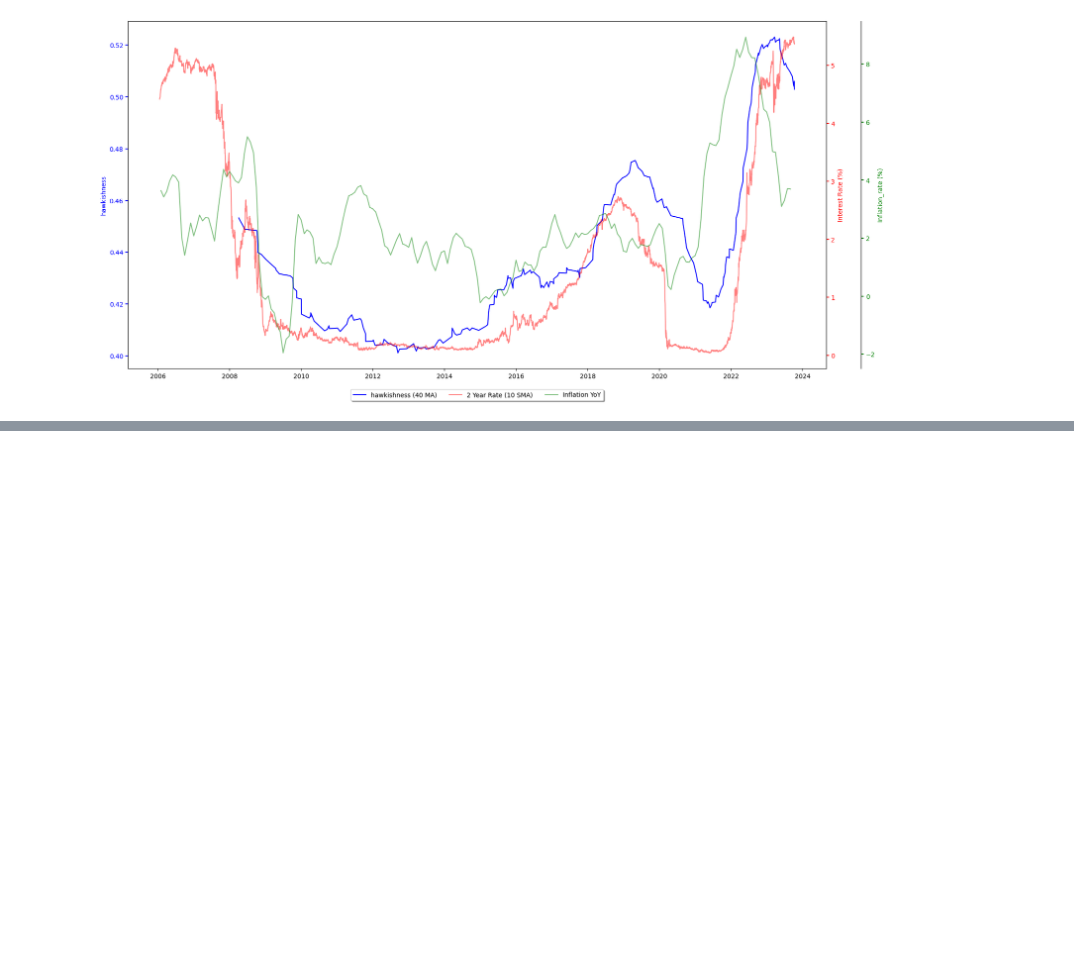
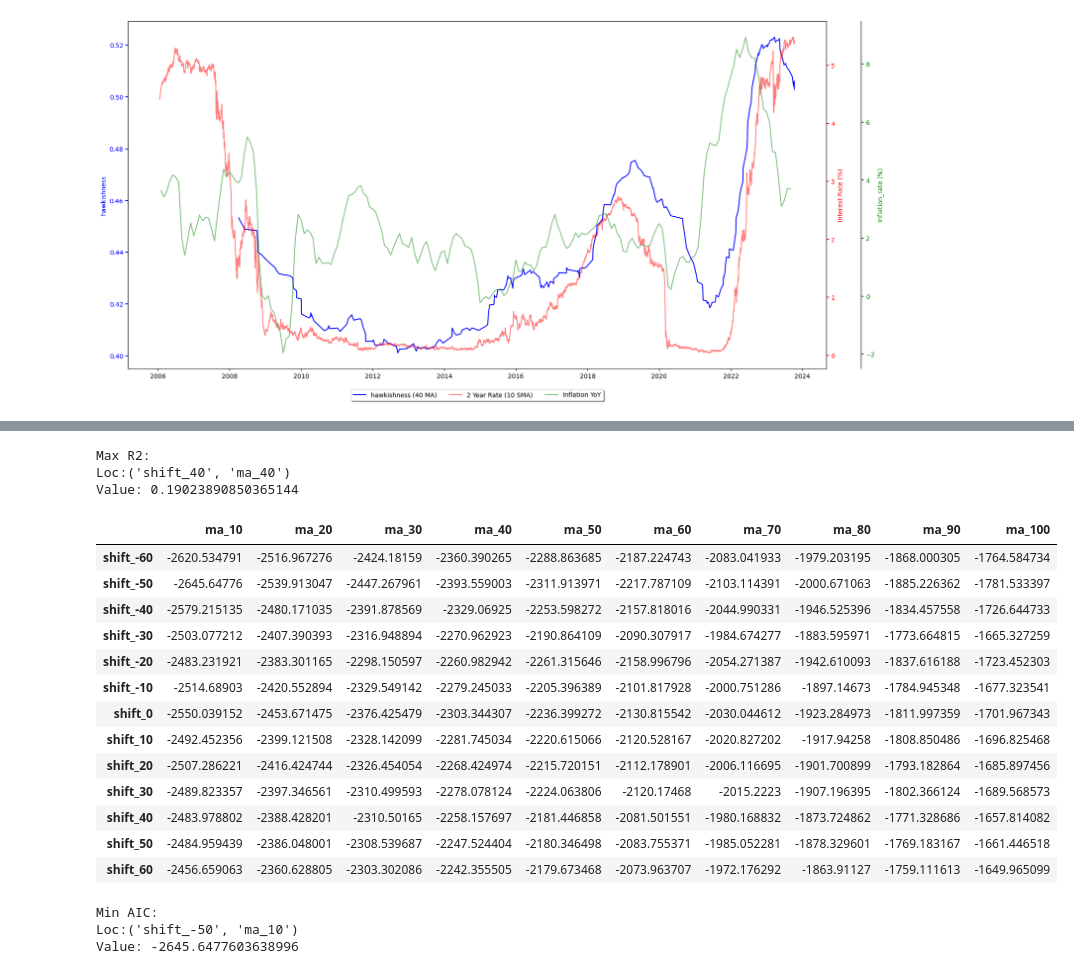
Before and after one commit to benisbuzz/fed-sentiment, a Jupyter notebook: testing.ipynb, the cells around one changed output, grey strips where cells are left out. Drawn from its saved outputs; the diff is of its cells as text; code cells hidden in the pictures; blank space fills up the shorter version.

```diff
--- a/testing.ipynb
+++ b/testing.ipynb
@@ -132,0 +115,32 @@ log_series = tst.get_equivalent_series(hawkishness, rate, True, 10, -50)
+# %%
+rsquared_loc = tst.get_loc_max(rsquared_df)
+print(f"Max R2:\nLoc:{rsquared_loc}\nValue: {rsquared_df.loc[rsquared_loc]}")
+# %% [output]
+Max R2:
+Loc:('shift_40', 'ma_40')
+Value: 0.19023890850365144
+# %%
+aic_df = tst.get_regression_df("two_year", hawkishness, True, range(10,101,10), range(-60, 61, 10), "aic", two_year = two_year, inflation = inflation, unemployment = unemployment)
+aic_df
+# %% [output]
+|  | ma_10 | ma_20 | ma_30 | ma_40 | ma_50 | ma_60 | ma_70 | ma_80 | ma_90 | ma_100 |
+| shift_-60 | -2620.534791 | -2516.967276 | -2424.18159 | -2360.390265 | -2288.863685 | -2187.224743 | -2083.041933 | -1979.203195 | -1868.000305 | -1764.584734 |
+| shift_-50 | -2645.64776 | -2539.913047 | -2447.267961 | -2393.559003 | -2311.913971 | -2217.787109 | -2103.114391 | -2000.671063 | -1885.226362 | -1781.533397 |
+| shift_-40 | -2579.215135 | -2480.171035 | -2391.878569 | -2329.06925 | -2253.598272 | -2157.818016 | -2044.990331 | -1946.525396 | -1834.457558 | -1726.644733 |
+| shift_-30 | -2503.077212 | -2407.390393 | -2316.948894 | -2270.962923 | -2190.864109 | -2090.307917 | -1984.674277 | -1883.595971 | -1773.664815 | -1665.327259 |
+| shift_-20 | -2483.231921 | -2383.301165 | -2298.150597 | -2260.982942 | -2261.315646 | -2158.996796 | -2054.271387 | -1942.610093 | -1837.616188 | -1723.452303 |
+| shift_-10 | -2514.68903 | -2420.552894 | -2329.549142 | -2279.245033 | -2205.396389 | -2101.817928 | -2000.751286 | -1897.14673 | -1784.945348 | -1677.323541 |
+| shift_0 | -2550.039152 | -2453.671475 | -2376.425479 | -2303.344307 | -2236.399272 | -2130.815542 | -2030.044612 | -1923.284973 | -1811.997359 | -1701.967343 |
+| shift_10 | -2492.452356 | -2399.121508 | -2328.142099 | -2281.745034 | -2220.615066 | -2120.528167 | -2020.827202 | -1917.94258 | -1808.850486 | -1696.825468 |
+| shift_20 | -2507.286221 | -2416.424744 | -2326.454054 | -2268.424974 | -2215.720151 | -2112.178901 | -2006.116695 | -1901.700899 | -1793.182864 | -1685.897456 |
+| shift_30 | -2489.823357 | -2397.346561 | -2310.499593 | -2278.078124 | -2224.063806 | -2120.17468 | -2015.2223 | -1907.196395 | -1802.366124 | -1689.568573 |
+| shift_40 | -2483.978802 | -2388.428201 | -2310.50165 | -2258.157697 | -2181.446858 | -2081.501551 | -1980.168832 | -1873.724862 | -1771.328686 | -1657.814082 |
+| shift_50 | -2484.959439 | -2386.048001 | -2308.539687 | -2247.524404 | -2180.346498 | -2083.755371 | -1985.052281 | -1878.329601 | -1769.183167 | -1661.446518 |
+| shift_60 | -2456.659063 | -2360.628805 | -2303.302086 | -2242.355505 | -2179.673468 | -2073.963707 | -1972.176292 | -1863.91127 | -1759.111613 | -1649.965099 |
+# %%
+aic_loc = tst.get_loc_min(aic_df)
+print(f"Min AIC:\nLoc:{aic_loc}\nValue: {aic_df.loc[aic_loc]}")
+# %% [output]
+Min AIC:
+Loc:('shift_-50', 'ma_10')
+Value: -2645.6477603638996
```
Also changed, not shown: parts of 19 cells of this notebook, 1 other file.
